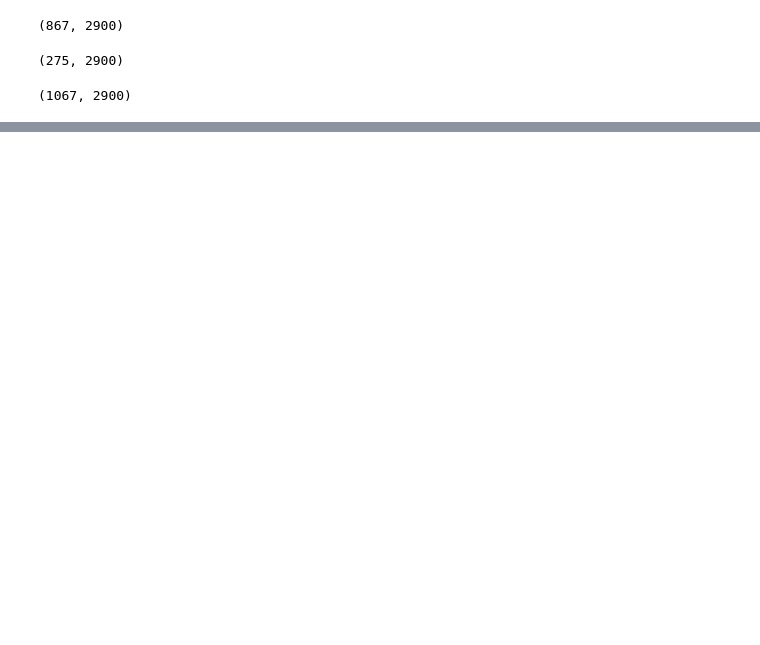
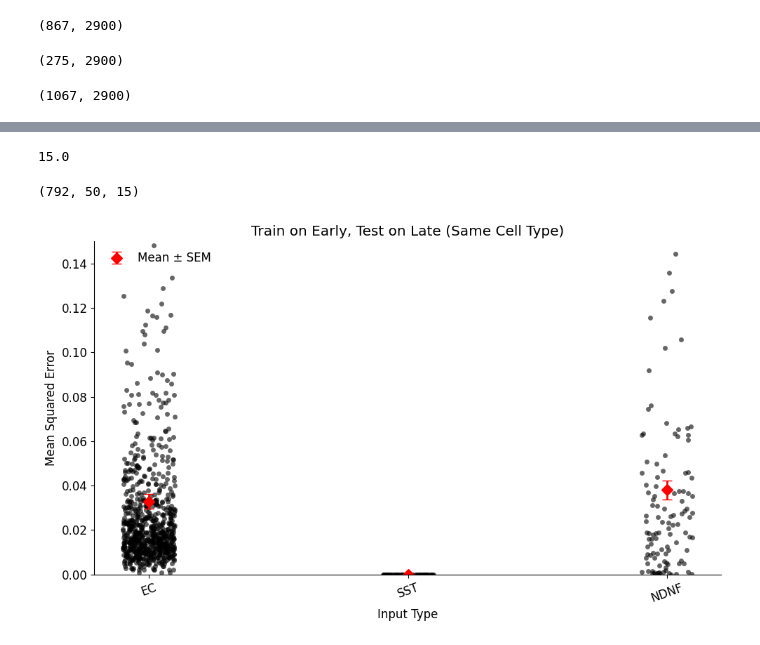
Before and after one commit to Milstein-Lab/CA1-interneuron-GLM, a Jupyter notebook: Clean_notebooks_to_date/finding_weights_over_NDNF.ipynb, the cells around one changed output, grey strips where cells are left out. Drawn from its saved outputs; the diff is of its cells as text; code cells hidden in the pictures; blank space fills up the shorter version.

```diff
--- a/Clean_notebooks_to_date/finding_weights_over_NDNF.ipynb
+++ b/Clean_notebooks_to_date/finding_weights_over_NDNF.ipynb
@@ -79,0 +40,6 @@ def wrap_around_and_compress(waveform, interp_x):
+# %%
+
+
+fixed_factors_dict_NDNF_newest = subset_factors(factors_dict_NDNF_newest)
+fixed_residual_activity_dict_NDNF_newest = subset_factors(residual_activity_dict_NDNF_newest)
+fixed_activity_dict_NDNF_newest = subset_factors(activity_dict_NDNF_newest)
@@ -471,0 +378,4 @@ TypeError: Neither the `x` nor `y` variable appears to be numeric.
+# %%
+75/5
+# %% [output]
+15.0
@@ -471,0 +457,8 @@ TypeError: Neither the `x` nor `y` variable appears to be numeric.
+# %%
+data_early_array_EC, data_late_array_EC = get_data_array_learning_split(activity_dict_EC)
+data_early_array_SST, data_late_array_SST = get_data_array_learning_split(activity_dict_SST)
+data_early_array_NDNF, data_late_array_NDNF = get_data_array_learning_split(fixed_activity_dict_NDNF_newest)
+
+data_late_array_EC.shape
+# %% [output]
+(792, 50, 15)
@@ -471,0 +521,51 @@ TypeError: Neither the `x` nor `y` variable appears to be numeric.
+# %%
+import seaborn as sns
+import matplotlib.pyplot as plt
+import pandas as pd
+import numpy as np
+
+# Create the DataFrame
+df = pd.DataFrame({
+    "MSE": (
+        MSE_list_EC_early +
+        MSE_list_SST_early +
+        MSE_list_NDNF_early
+    ),
+    "Input": (
+        ["EC"] * len(MSE_list_EC_early) +
+        ["SST"] * len(MSE_list_SST_early) +
+        ["NDNF"] * len(MSE_list_NDNF_early)
+    )
+})
+
+plt.figure(figsize=(10, 6))
+
+# Plot individual data points in black
+sns.stripplot(x="Input", y="MSE", data=df,
+              jitter=True, color="black", alpha=0.6, zorder=1)
+
+# Compute mean and SEM
+group_stats = df.groupby("Input")["MSE"].agg(["mean", "sem"]).reset_index()
+
+# Determine category order as used by seaborn
+input_order = df["Input"].unique()
+x_positions = np.arange(len(input_order))
+
+# Plot red diamonds with error bars
+for i, input_type in enumerate(input_order):
+    mean = group_stats.loc[group_stats["Input"] == input_type, "mean"].values[0]
+    sem = group_stats.loc[group_stats["Input"] == input_type, "sem"].values[0]
+    plt.errorbar(i, mean, yerr=sem, fmt='D', color='red',
+                 capsize=5, markersize=8, elinewidth=2, label="Mean ± SEM" if i == 0 else "", zorder=2)
+
+# Final polish
+plt.xticks(ticks=x_positions, labels=input_order, rotation=20)
+plt.xlabel("Input Type")
+plt.ylabel("Mean Squared Error")
+plt.title("Train on Early, Test on Late (Same Cell Type)")
+plt.ylim(0, 0.15)
+plt.legend()
+plt.tight_layout()
+plt.show()
+# %% [output]
+[figure, added]
```
Also changed, not shown: parts of 59 cells of this notebook.
